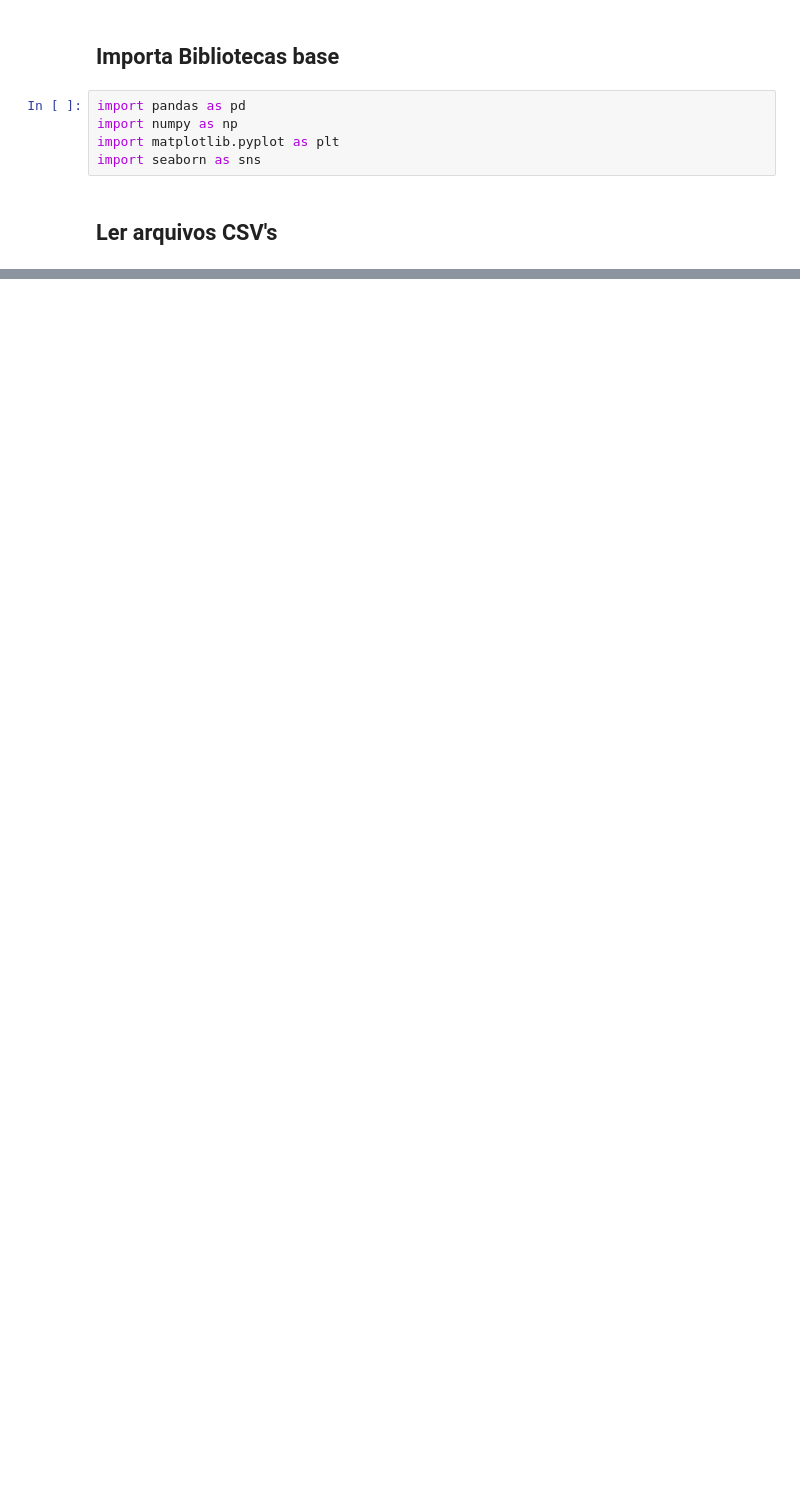
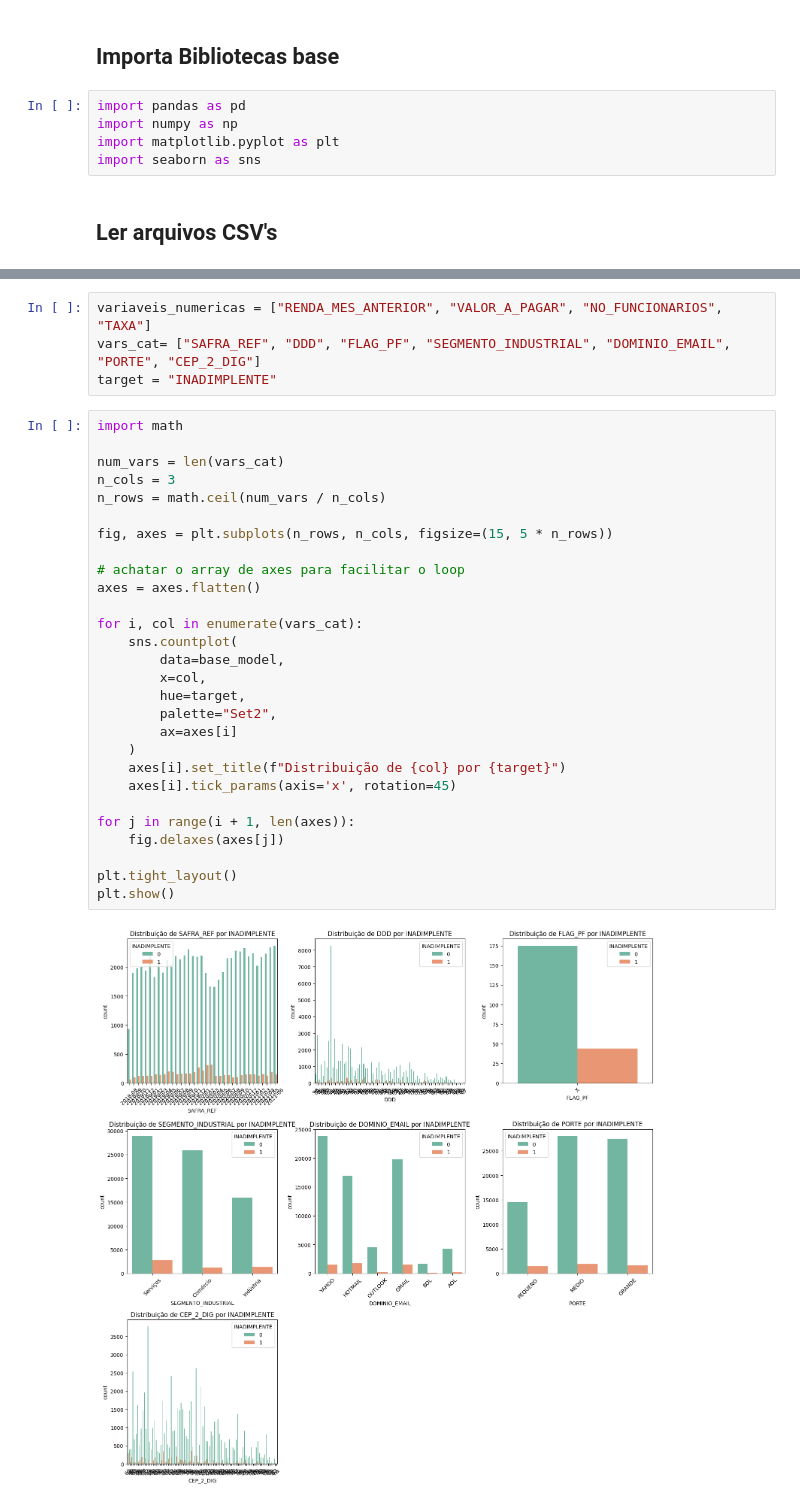
Before and after one commit to Cleyton-Nobre/datarisk-case-ds-junior, a Jupyter notebook: solution.ipynb, the cells around one changed output, grey strips where cells are left out. Saved outputs shown, nothing was run; the diff lists cells and outputs as text; blank space fills up the shorter version.

```diff
--- a/solution.ipynb
+++ b/solution.ipynb
@@ -326,0 +145,34 @@ data_pagamentos_desenvolvimento
+# %%
+variaveis_numericas = ["RENDA_MES_ANTERIOR", "VALOR_A_PAGAR", "NO_FUNCIONARIOS", "TAXA"]
+vars_cat= ["SAFRA_REF", "DDD", "FLAG_PF", "SEGMENTO_INDUSTRIAL", "DOMINIO_EMAIL", "PORTE", "CEP_2_DIG"]
+target = "INADIMPLENTE"
+# %%
+import math
+
+num_vars = len(vars_cat)
+n_cols = 3
+n_rows = math.ceil(num_vars / n_cols)
+
+fig, axes = plt.subplots(n_rows, n_cols, figsize=(15, 5 * n_rows))
+
+# achatar o array de axes para facilitar o loop
+axes = axes.flatten()
+
+for i, col in enumerate(vars_cat):
+    sns.countplot(
+        data=base_model,
+        x=col,
+        hue=target,
+        palette="Set2",
+        ax=axes[i]
+    )
+    axes[i].set_title(f"Distribuição de {col} por {target}")
+    axes[i].tick_params(axis='x', rotation=45)
+
+for j in range(i + 1, len(axes)):
+    fig.delaxes(axes[j])
+
+plt.tight_layout()
+plt.show()
+# %% [output]
+[figure, added]
```
Also changed, not shown: parts of 48 cells of this notebook, 1 other file.
